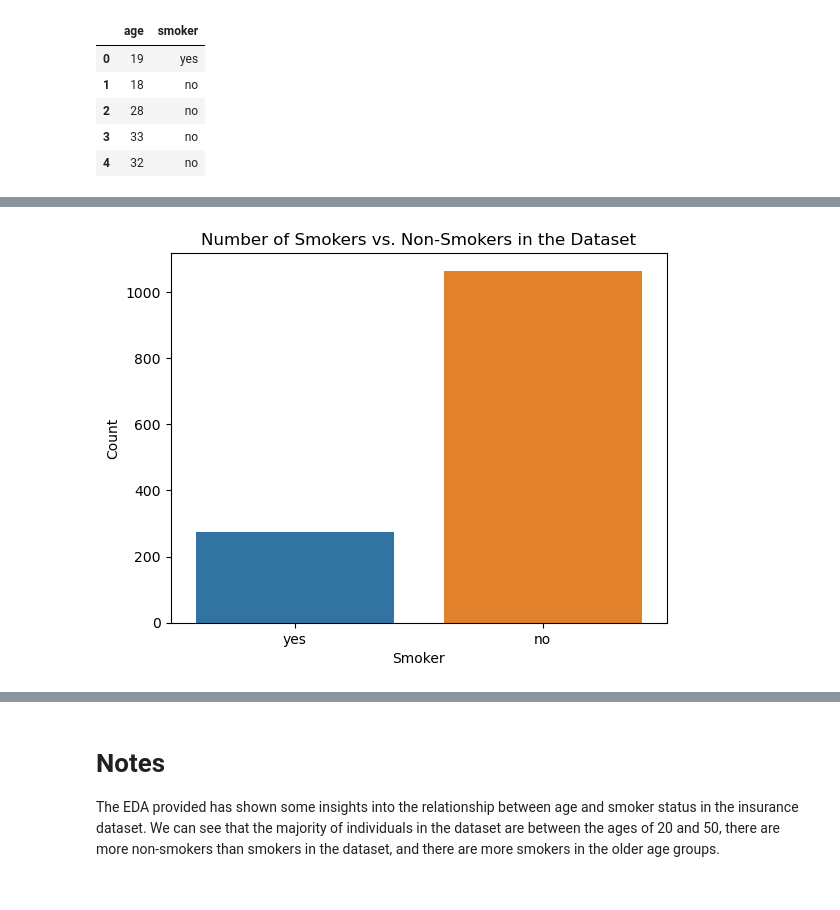
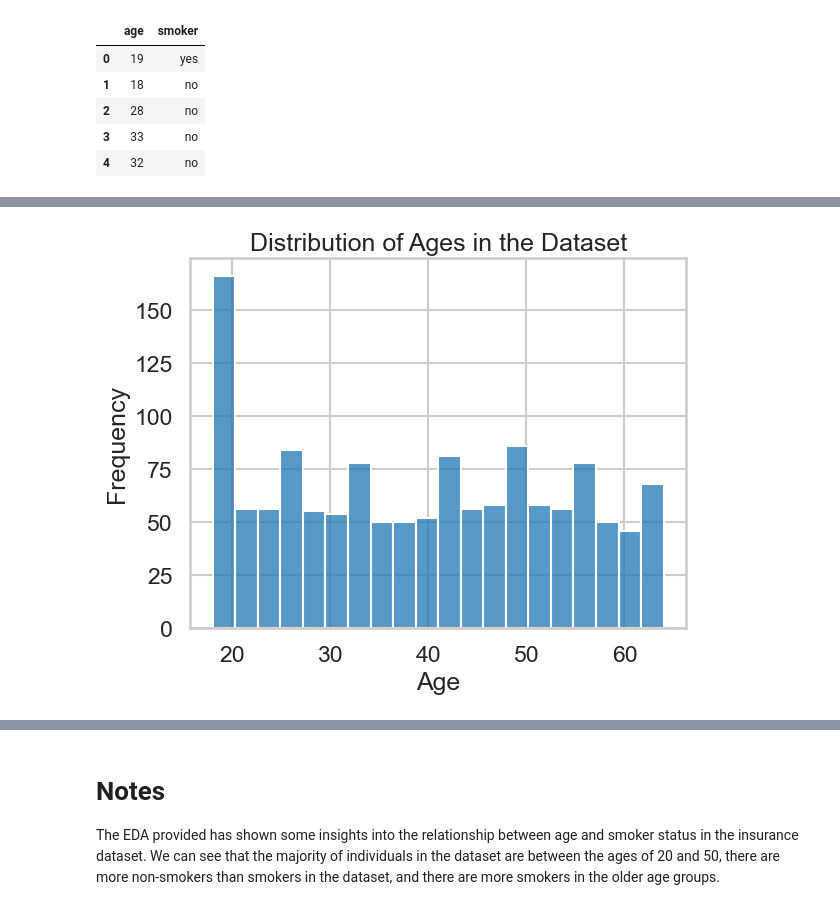
Before and after one commit to ubco-W2022T2-data301/project-group-group25, a Jupyter notebook: analysis/analysis1.ipynb, the cells around one changed output, grey strips where cells are left out. Saved outputs shown, nothing was run; the diff lists cells and outputs as text; code cells hidden in the pictures.

```diff
--- a/analysis/analysis1.ipynb
+++ b/analysis/analysis1.ipynb
@@ -99,9 +90,20 @@ plt.show()
-# %%
-# Bar chart of smokers vs. non-smokers
-sns.countplot(x='smoker', data=df_selected)
-plt.xlabel('Smoker')
-plt.ylabel('Count')
-plt.title('Number of Smokers vs. Non-Smokers in the Dataset')
-plt.show()
-# %% [output]
-[figure, removed]
+# %%
+import seaborn as sns
+import matplotlib.pyplot as plt
+
+# Set style and context
+sns.set_style('whitegrid')
+sns.set_context('talk')
+
+# Create histogram
+sns.histplot(data=df_selected, x='age', bins=20, kde=False)
+
+# Set axis labels and title
+plt.xlabel('Age')
+plt.ylabel('Frequency')
+plt.title('Distribution of Ages in the Dataset')
+
+# Show plot
+plt.show()
+# %% [output]
+[figure, added]
```
Also changed, not shown: parts of 6 cells of this notebook.
